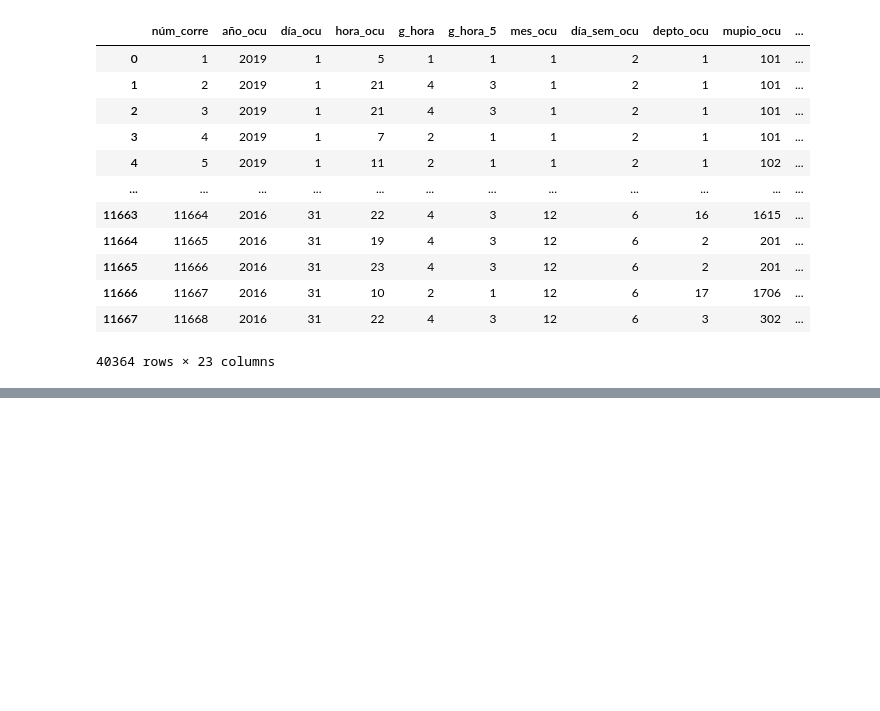
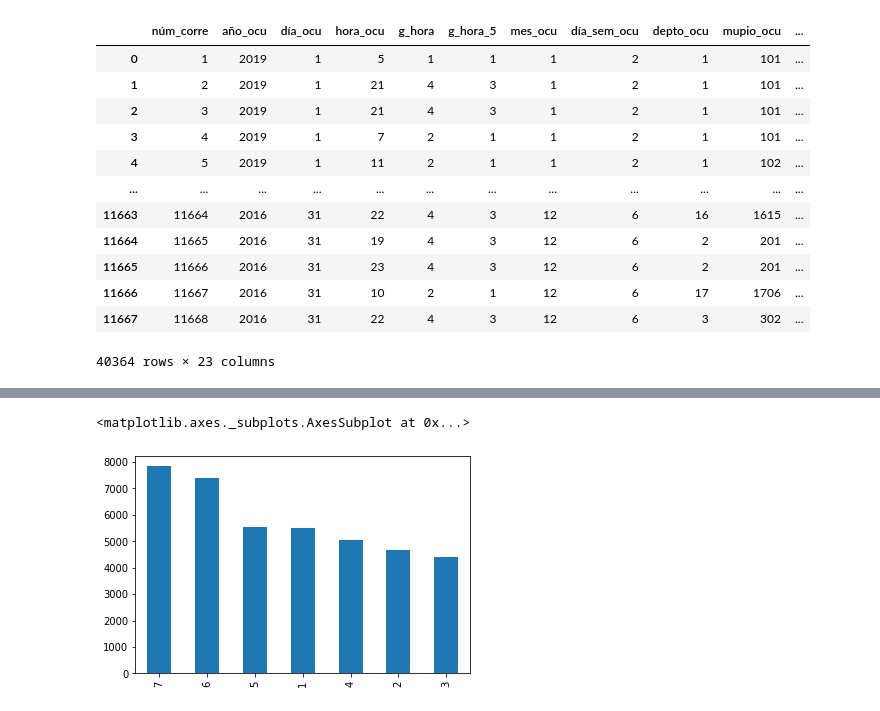
Before and after one commit to 11hengstenberg/accidentes_transito_guatemala, a Jupyter notebook: Proyecto1.ipynb, the cells around one changed output, grey strips where cells are left out. Cells and saved outputs as stored; diff of their text form; code cells hidden in the pictures; blank space fills up the shorter version.

```diff
--- a/Proyecto1.ipynb
+++ b/Proyecto1.ipynb
@@ -460,0 +502,6 @@ dataCompleta
+# %%
+anio = dataCompleta["día_sem_ocu"].value_counts()
+anio.plot(kind="bar")
+# %% [output]
+<matplotlib.axes._subplots.AxesSubplot at 0x...>
+[figure, added]
```
Also changed, not shown: parts of 14 cells of this notebook, 5 other files.
